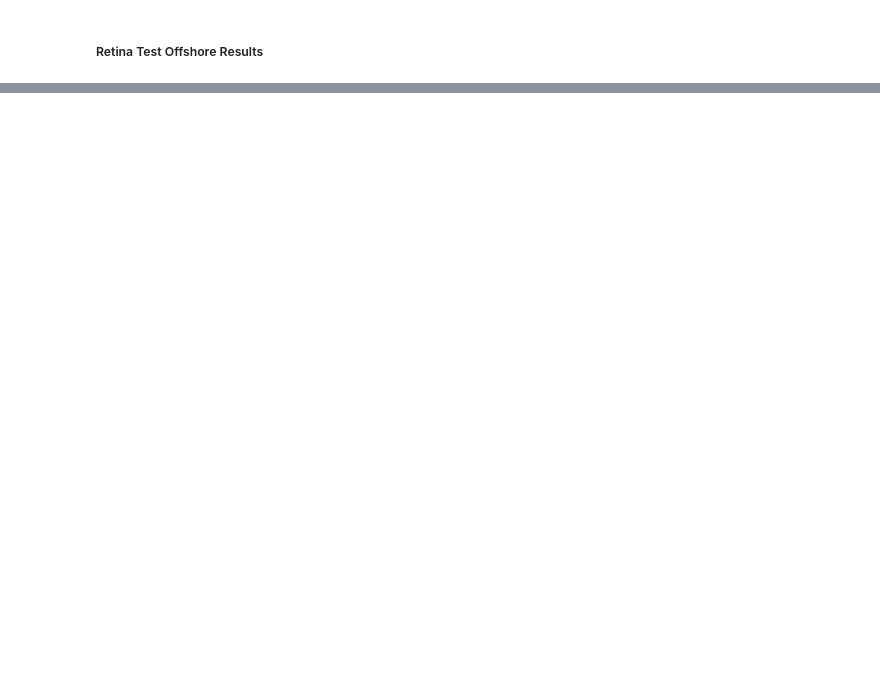
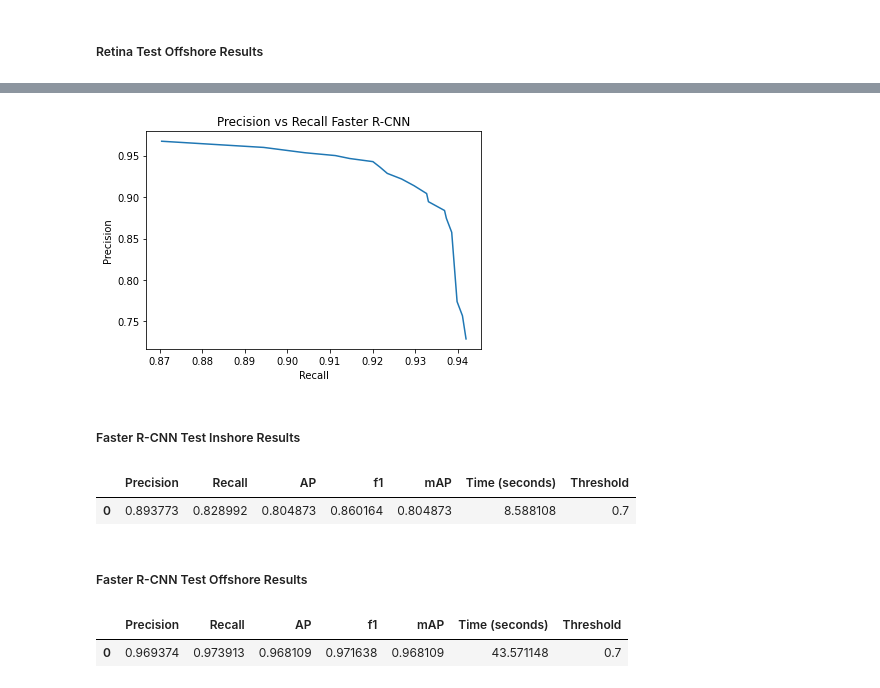
Before and after one commit to alexmak001/SAR-satelite-image-ship-detection, a Jupyter notebook: alex_notebooks/objectdetecionresults.ipynb, the cells around one changed output, grey strips where cells are left out. Cells and saved outputs as stored; diff of their text form; code cells hidden in the pictures; blank space fills up the shorter version.

```diff
--- a/alex_notebooks/objectdetecionresults.ipynb
+++ b/alex_notebooks/objectdetecionresults.ipynb
@@ -203,0 +219,5 @@ Precision: 0.897
+# %%
+faster_results = []
+for t in all_thresholds:
+    temp = utility.get_metric(faster,val_loader,t,device)
+    faster_results.append(temp)
@@ -203,0 +226,3 @@ Precision: 0.897
+# %%
+faster_results_df = pd.DataFrame(faster_results, columns=cols)
+faster_results_df
@@ -203,0 +247,13 @@ Precision: 0.897
+# %%
+precision = faster_results_df['Precision']
+recall = faster_results_df['Recall']
+# Create plot
+plt.plot(recall, precision)
+# Add axis labels and title
+plt.xlabel('Recall')
+plt.ylabel('Precision')
+plt.title('Precision vs Recall Faster R-CNN')
+# Show the plot
+plt.show()
+# %% [output]
+[figure, added]
@@ -203,0 +263,22 @@ Precision: 0.897
+# %% [markdown]
+##### Faster R-CNN Test Inshore Results
+# %%
+faster_results_in = []
+temp = utility.get_metric(faster,inshore_loader,faster_threshold,device)
+faster_results_in.append(temp)
+faster_results_in_df = pd.DataFrame(faster_results_in, columns=cols)
+faster_results_in_df
+# %% [output]
+|  | Precision | Recall | AP | f1 | mAP | Time (seconds) | Threshold |
+| 0 | 0.893773 | 0.828992 | 0.804873 | 0.860164 | 0.804873 | 8.588108 | 0.7 |
+# %% [markdown]
+##### Faster R-CNN Test Offshore Results
+# %%
+faster_results_off = []
+temp = utility.get_metric(faster,offshore_loader,faster_threshold,device)
+faster_results_off.append(temp)
+faster_results_off_df = pd.DataFrame(faster_results_off, columns=cols)
+faster_results_off_df
+# %% [output]
+|  | Precision | Recall | AP | f1 | mAP | Time (seconds) | Threshold |
+| 0 | 0.969374 | 0.973913 | 0.968109 | 0.971638 | 0.968109 | 43.571148 | 0.7 |
```
Also changed, not shown: parts of 29 cells of this notebook, 5 other files.
